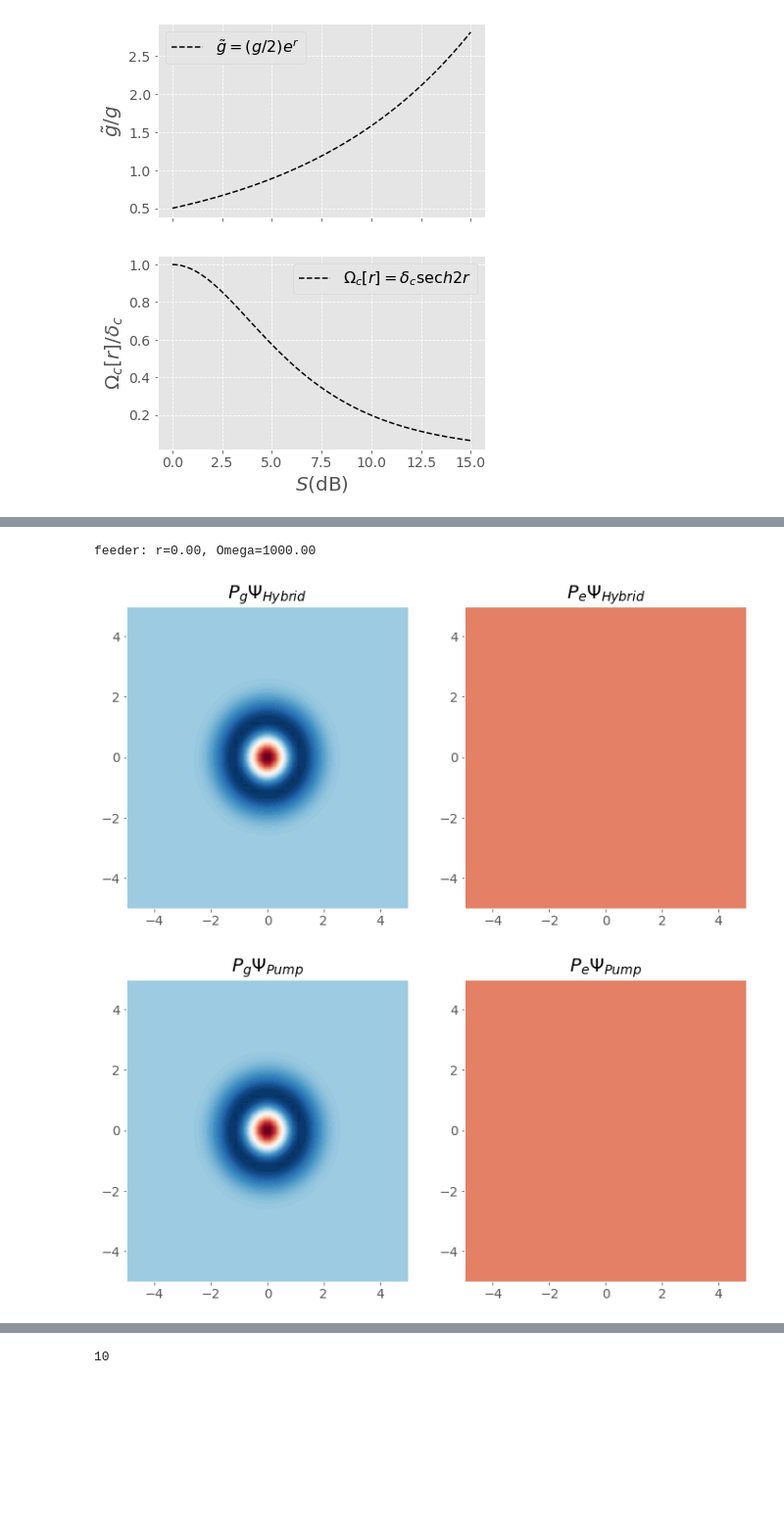
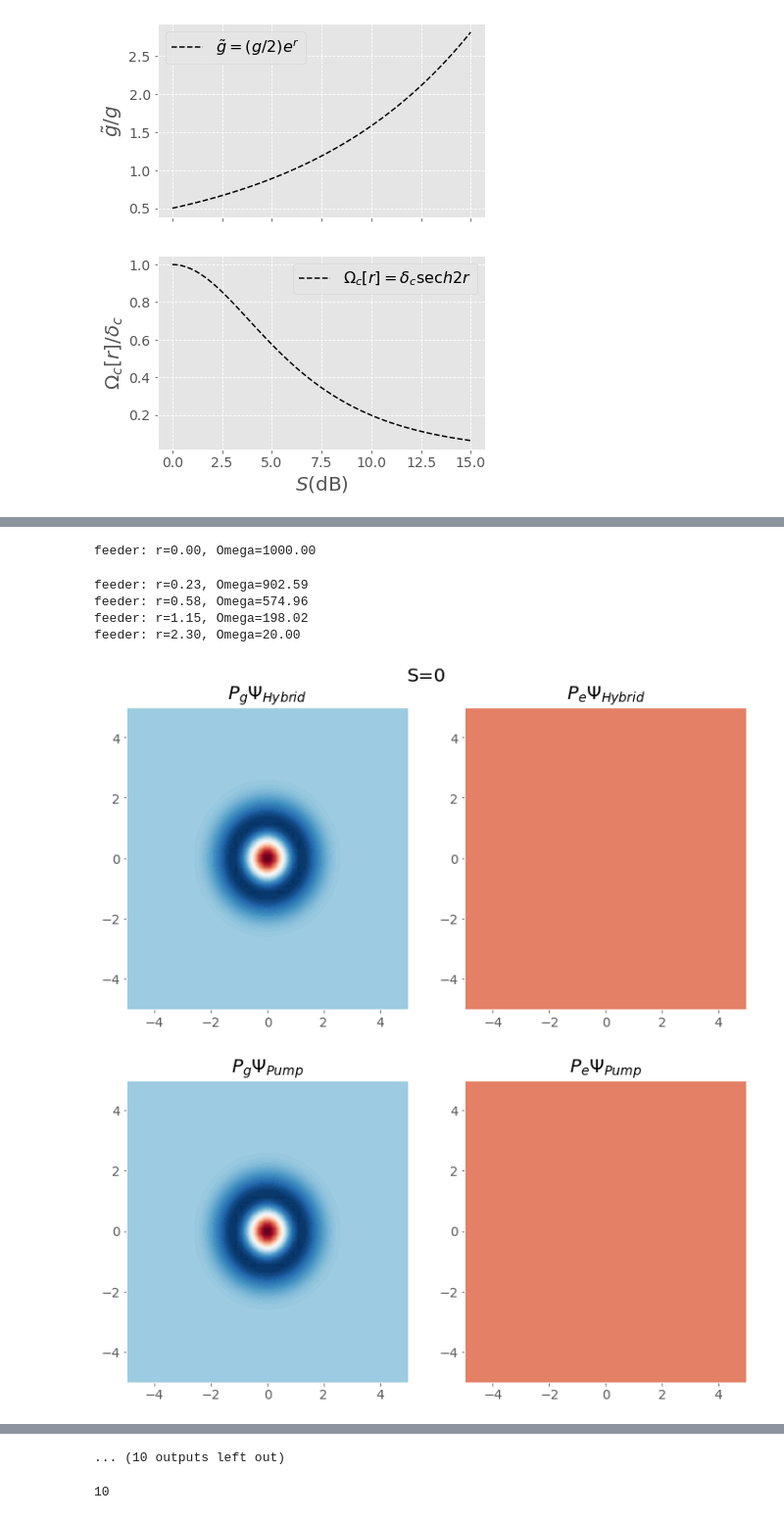
Before and after one commit to MVillius/star3gate, a Jupyter notebook: Full_0.ipynb, the cells around one changed output, grey strips where cells are left out. Shown at 98% size. Saved outputs shown, nothing was run; the diff lists cells and outputs as text; code cells hidden in the pictures; blank space fills up the shorter version.

```diff
--- a/Full_0.ipynb
+++ b/Full_0.ipynb
@@ -496,8 +501,8 @@ a
 # %%
 ''' Checking Hilbert space dimension using qubit absorption spectra '''
 # Set parameters
-Ltype = 'Squeeze'
-dims  = [2,3,4,5,10,15] #[5,10,15,20, 25] #,30,35,40]
+Ltype = 'Hybrid'
+dims  = [5,10,15,20, 25] #,30,35,40]
 w_cav = 6e3
 d_cp  = 1e3
 gamma = 1e-3*d_cp
@@ -505,12 +510,12 @@ g     = 0.2*gamma
 S     = 15
 
 # Do not touch
-sys   = system(w_cav=w_cav, g=g, gamma=gamma, kappa=gamma)
 span  = 50
 w_drive_list = []
 sreg_list, sweird_list = [], []
 for ii, dim in enumerate(dims):
     hilbert(dim)
+    sys   = system(w_cav=w_cav, g=g, gamma=gamma, kappa=gamma)
     print('------------------------')
     e_pump, w_pump = feeder(S, d_cp, w_cav)
     sys.twopi_update({'e_pump':e_pump, 'w_pump':w_pump})
@@ -728,12 +730,12 @@ feeder: r=1.73, Omega=63.18
 # %%
 ''' All 3 dynamic qubit spectra & comparison '''
 # Set parameters
-Na    = 25
+Na    = 20
 w_cav = 6e3
 d_cp  = 1e3
 gamma = 1e-3*d_cp
 g     = 0.2*gamma
-Slist = np.array([0,2,5,10])
+Slist = np.array([0,2,5,10,20])
 
 # Do not touch
 hilbert(Na)
@@ -801,8 +798,8 @@ for ii, S in enumerate(Slist):
     s_abs = ssqueez[ii]/np.max(ssqueez[ii])/(spump[ii]/np.max(spump[ii]))
     ax4.plot(xaxis, s_abs, '*', label='%.1f dB'%(S), color='C'+str(ii))
 
-xlow = -5
-xhig = 5
+xlow = -50
+xhig = 50
 ax1.set_xlim([xlow,xhig])
 ax2.set_xlim([xlow,xhig])
 ax3.set_xlim([xlow,xhig])
@@ -961,15 +956,15 @@ if saving:
 # %%
 ''' Steadystate Wigners  '''
-Na    = 100
+Na    = 40
 w_cav = 6e3
 d_cp  = 1e3
 gamma = 1e-3*d_cp
-g     = 0.2*gamma
+g     = 2*gamma
 
 hilbert(Na)
 sys   = system(w_cav=w_cav, g=g, gamma=gamma, kappa=gamma)
 
-Slist = np.array([0])
+Slist = np.array([0,2,5,10,20])
 hot = False
 span  = 50
 shybrid, spump, ssqueez = [], [], []
@@ -994,13 +997,16 @@ feeder: r=0.00, Omega=1000.00
 done
 # %%
 ''' Plotting '''
-fig1, ax1 = plt.subplots(1,2, figsize=(12,6))
-fig2, ax2 = plt.subplots(1,2, figsize=(12,6))
-fig3, ax3 = plt.subplots(1,2, figsize=(12,6))
-fig4, ax4 = plt.subplots(1,2, figsize=(12,6))
+
 fitting = False
+saving = False
 xvec = np.linspace(-5, 5, 50)
 for ii, S in enumerate(Slist):
+    fig1, ax1 = plt.subplots(1,2, figsize=(12,6))
+    fig1.suptitle('S=%.f'%S)
+    fig2, ax2 = plt.subplots(1,2, figsize=(12,6))
+    fig3, ax3 = plt.subplots(1,2, figsize=(12,6))
+    fig4, ax4 = plt.subplots(1,2, figsize=(12,6))
     e_pump, w_pump = feeder(S, d_cp, w_cav)
     sys.twopi_update({'e_pump':e_pump, 'w_pump':w_pump})
 
@@ -1039,42 +1045,46 @@ for ii, S in enumerate(Slist):
 #    nrm = mpl.colors.Normalize(-W.max(), W.max())
     ax3[1].contourf(xvec, xvec, W, 100, cmap=cm.RdBu) #, cnorm=nrm)
 
     psi = p_g*U*ssqueez[ii]
     psi = psi.unit()
     W = qt.wigner(psi, xvec, xvec)
 #    nrm = mpl.colors.Normalize(-W.max(), W.max())
     ax4[0].contourf(xvec, xvec, W, 100, cmap=cm.RdBu) #, cnorm=nrm)
     psi = p_e*ssqueez[ii]
     psi = psi.unit()
     W = qt.wigner(psi, xvec, xvec)
 #    nrm = mpl.colors.Normalize(-W.max(), W.max())
     ax4[1].contourf(xvec, xvec, W, 100, cmap=cm.RdBu) #, cnorm=nrm)
 
-ax1[0].set_title(r'$P_g\Psi_{Hybrid}$')
-ax1[1].set_title(r'$P_e\Psi_{Hybrid}$')
+    ax1[0].set_title(r'$P_g\Psi_{Hybrid}$')
+    ax1[1].set_title(r'$P_e\Psi_{Hybrid}$')
 
-ax2[0].set_title(r'$P_g\Psi_{Pump}$')
-ax2[1].set_title(r'$P_e\Psi_{Pump}$')
+    ax2[0].set_title(r'$P_g\Psi_{Pump}$')
+    ax2[1].set_title(r'$P_e\Psi_{Pump}$')
 
-ax3[0].set_title(r'$P_g\Psi_{Squeeze}$')
-ax3[1].set_title(r'$P_e\Psi_{Squeeze}$')
+    ax3[0].set_title(r'$P_g\Psi_{Squeeze}$')
+    ax3[1].set_title(r'$P_e\Psi_{Squeeze}$')
 
-ax4[0].set_title(r'$P_gU[r]\Psi_{Squeeze}$')
-ax4[1].set_title(r'$P_eU[r]\Psi_{Squeeze}$')
+    ax4[0].set_title(r'$P_gU[r]\Psi_{Squeeze}$')
+    ax4[1].set_title(r'$P_eU[r]\Psi_{Squeeze}$')
 
 plt.show()
 if saving:
     fig1.tight_layout()
     fig1.savefig('Comparision_Hybrid')
     fig2.tight_layout()
     fig2.savefig('Comparision_Pump')
     fig3.tight_layout()
     fig3.savefig('Comparision_Squeeze')
     fig4.tight_layout()
     fig4.savefig('Comparision_Squeeze_Pump')
 # %% [output]
 feeder: r=0.00, Omega=1000.00
+feeder: r=0.23, Omega=902.59
+feeder: r=0.58, Omega=574.96
+feeder: r=1.15, Omega=198.02
+feeder: r=2.30, Omega=20.00
-[figure, old version]
+[figure, new version]
 [figure]
 [figure]
 [figure]
@@ -1081,3 +1097,4 @@ feeder: r=0.00, Omega=1000.00
+... (10 outputs left out)
 # %%
 dlist = list(range(10,40))
 dlist = np.array(Nlist[0])
```
Also changed, not shown: parts of 10 cells of this notebook.
